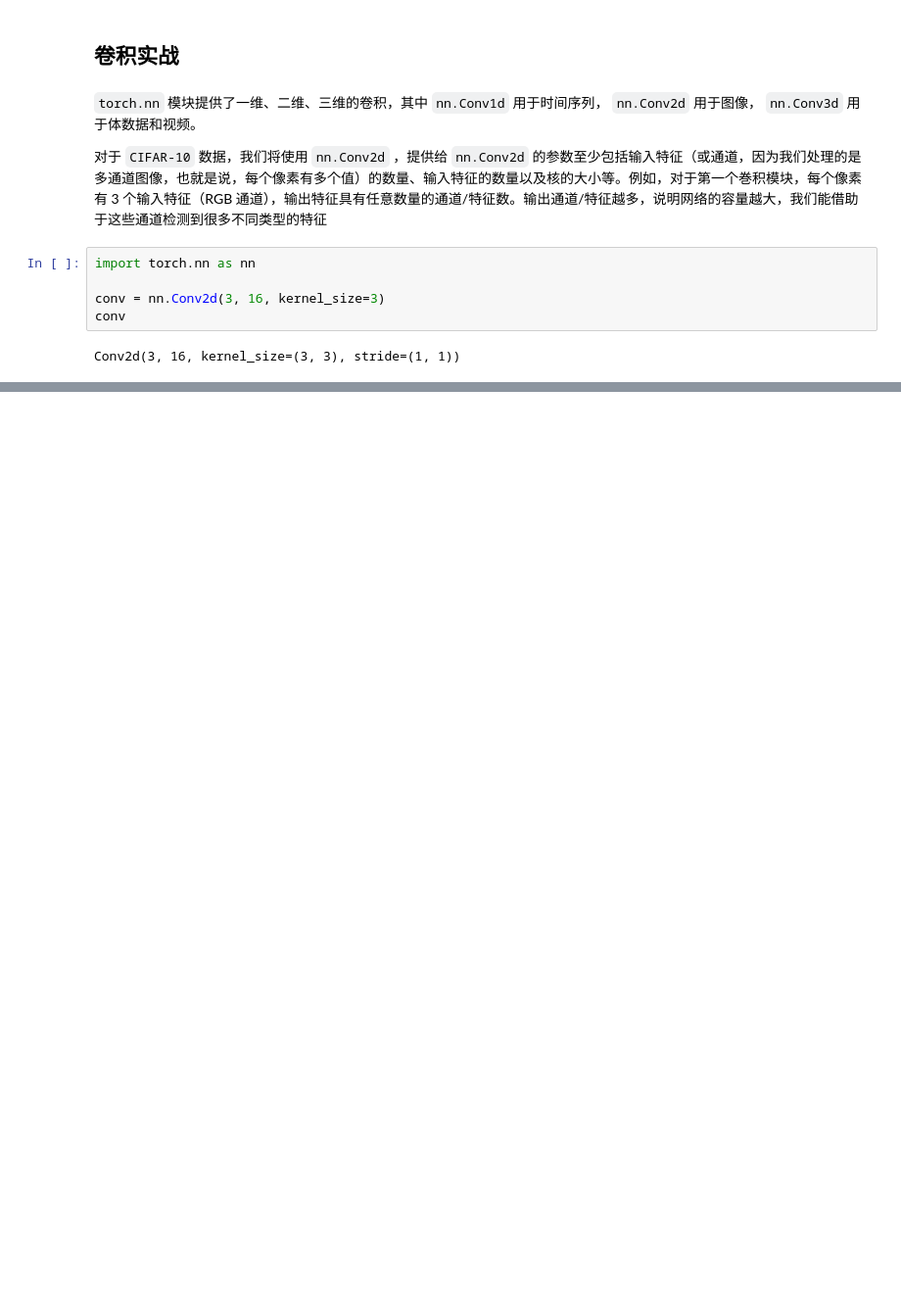
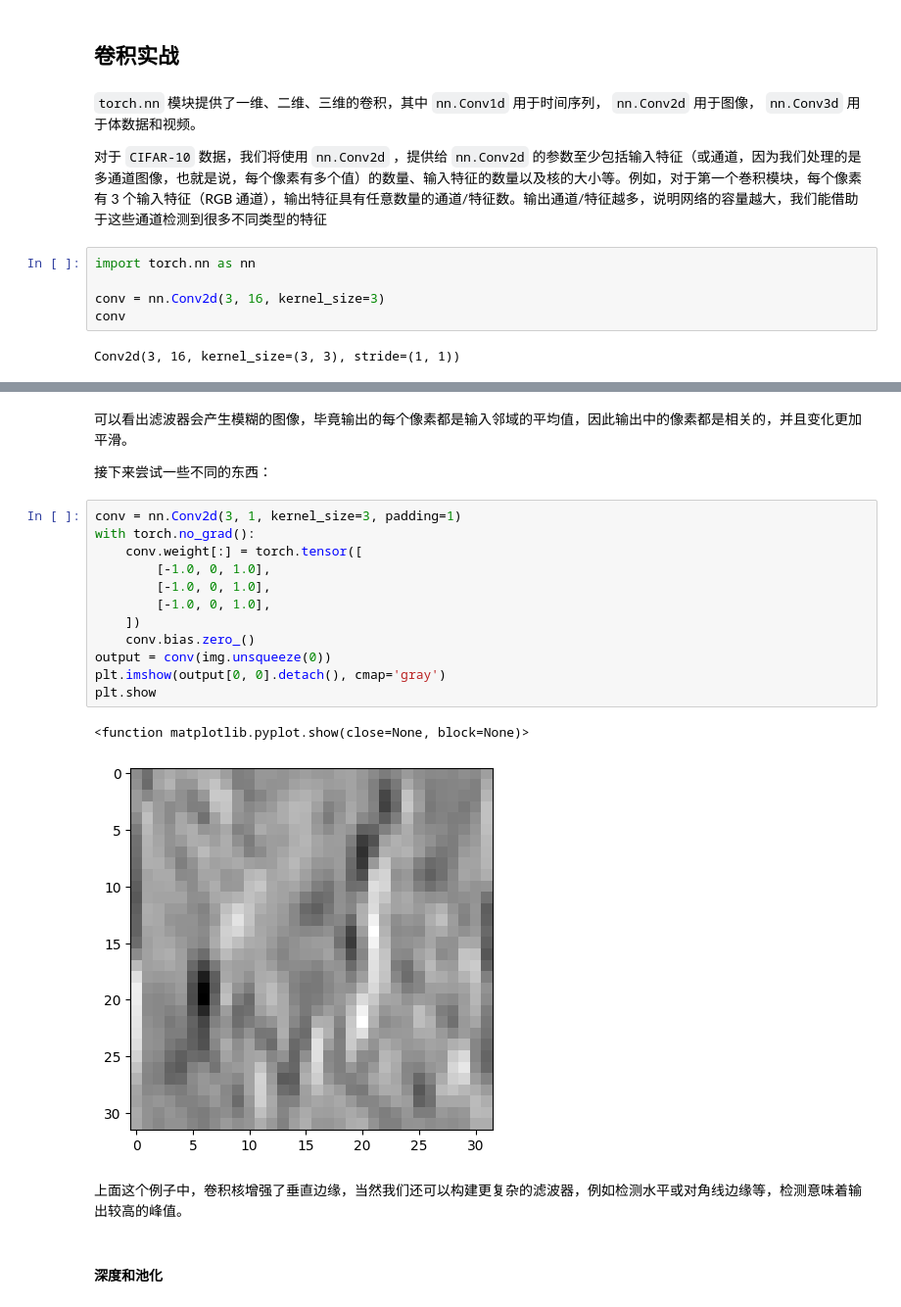
Before and after one commit to xiaowang7777/ai_study, a Jupyter notebook: step_8.ipynb, the cells around one changed output, grey strips where cells are left out. Shown: that part at 98% size. Cells and saved outputs as stored; diff of their text form; blank space fills up the shorter version.

```diff
--- a/step_8.ipynb
+++ b/step_8.ipynb
@@ -65,0 +159,23 @@ Conv2d(3, 16, kernel_size=(3, 3), stride=(1, 1))
+# %% [markdown]
+可以看出滤波器会产生模糊的图像，毕竟输出的每个像素都是输入邻域的平均值，因此输出中的像素都是相关的，并且变化更加平滑。
+
+接下来尝试一些不同的东西：
+# %%
+conv = nn.Conv2d(3, 1, kernel_size=3, padding=1)
+with torch.no_grad():
+    conv.weight[:] = torch.tensor([
+        [-1.0, 0, 1.0],
+        [-1.0, 0, 1.0],
+        [-1.0, 0, 1.0],
+    ])
+    conv.bias.zero_()
+output = conv(img.unsqueeze(0))
+plt.imshow(output[0, 0].detach(), cmap='gray')
+plt.show
+# %% [output]
+<function matplotlib.pyplot.show(close=None, block=None)>
+[figure, added]
+# %% [markdown]
+上面这个例子中，卷积核增强了垂直边缘，当然我们还可以构建更复杂的滤波器，例如检测水平或对角线边缘等，检测意味着输出较高的峰值。
+# %% [markdown]
+#### 深度和池化
```
Also changed, not shown: parts of 15 cells of this notebook, 1 other file.
